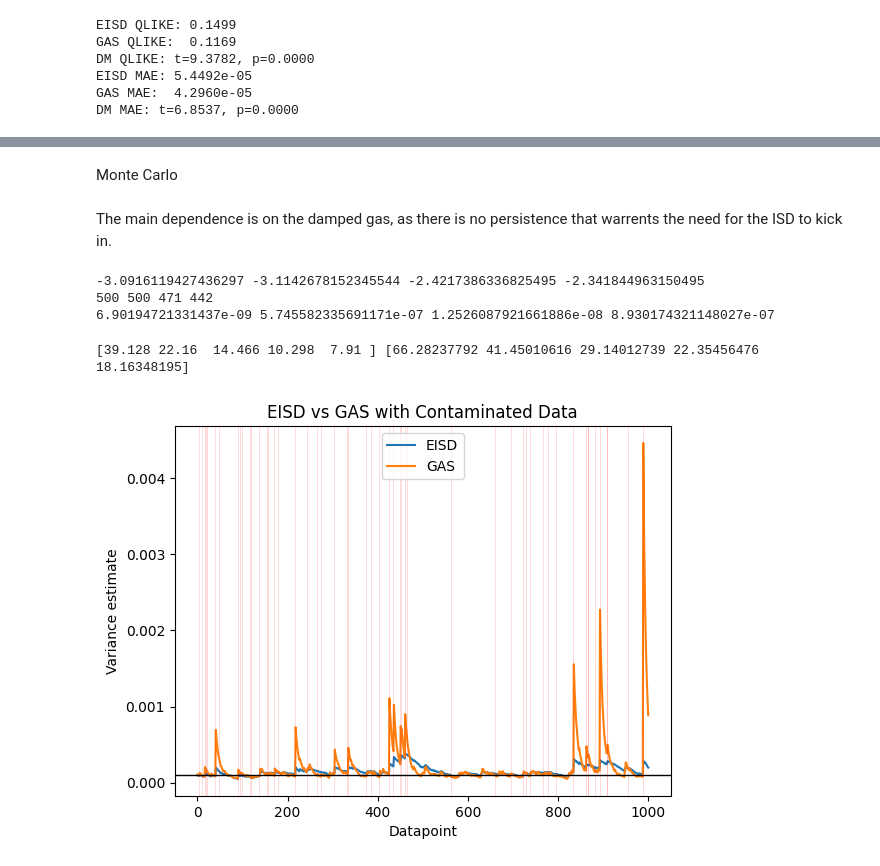
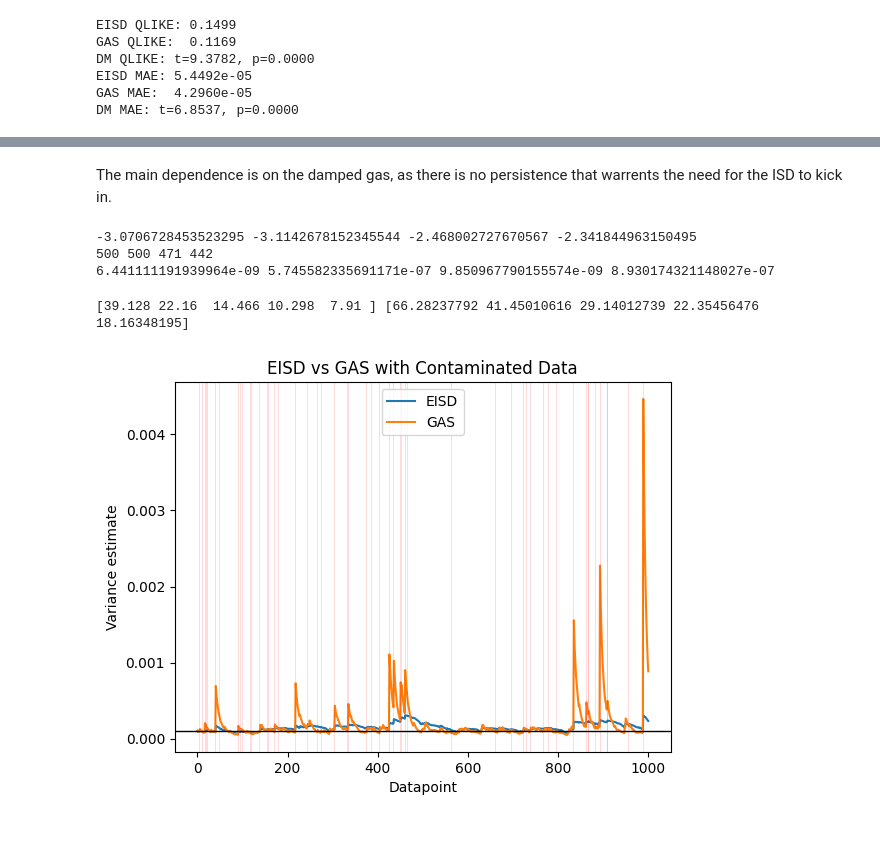
Before and after one commit to apoorv1710/Thesis-code, a Jupyter notebook: thesiscode.ipynb, the cells around one changed output, grey strips where cells are left out. Saved outputs shown, nothing was run; the diff lists cells and outputs as text; code cells hidden in the pictures; blank space fills up the shorter version.

```diff
--- a/thesiscode.ipynb
+++ b/thesiscode.ipynb
@@ -281,5 +279,3 @@ VaR calculations
-# %% [markdown]
-Monte Carlo
 # %% [markdown]
 The main dependence is on the damped gas, as there is no persistence that warrents the need for the ISD to kick in.
 # %%
@@ -326,7 +322,7 @@ for i in range(nums):
     contaminated_data_train, rats = contaminator(clean_data_train,0.05,9,1000,0.0001, seed = i+100)
     bv_mc = np.var(contaminated_data_train[:(200)])
     eint_mc = bv_mc
-    gasmc, impmc, estsmc,wtmc = eisd(pd.Series(contaminated_data_train), omega, a, b, 0.5, 0.5, l, g, eta, 40, 5, eint_mc, bv_mc)
+    gasmc, impmc, estsmc,wtmc = eisd(pd.Series(contaminated_data_train), omega, a, b, 0.5, 0.5, l, g, eta, 30, 4, eint_mc, bv_mc)
     gas_estsmc = gas_exp(pd.Series(contaminated_data_train), omega_hat, a_hat, b_hat, eint_mc)
 
     contams = np.where(rats == 1)[0]
@@ -391,9 +387,9 @@ print(mean_nls_eisd,mean_nls_gas,mean_nls_eisd_local,mean_nls_gas_local)
 print(valid_eisd,valid_eisd_local,valid_gas,valid_gas_local)
 print(mean_mse_eisd,mean_mse_gas,mean_mse_eisd_local,mean_mse_gas_local)
 # %% [output]
--3.0916119427436297 -3.1142678152345544 -2.4217386336825495 -2.341844963150495
+-3.0706728453523295 -3.1142678152345544 -2.468002727670567 -2.341844963150495
 500 500 471 442
-6.90194721331437e-09 5.745582335691171e-07 1.2526087921661886e-08 8.930174321148027e-07
+6.441111191939964e-09 5.745582335691171e-07 9.850967790155574e-09 8.930174321148027e-07
 # %%
 print(var_eisd_avg,var_gas_avg)
 # %% [output]
@@ -401,23 +397,23 @@ print(var_eisd_avg,var_gas_avg)
 # %%
 clean_data_train = clean_generator(1000,0.0001)
 contaminated_data_train, rats = contaminator(clean_data_train,0.05,9,1000,0.0001)
 bv_mc = np.var(contaminated_data_train[:(200)])
 eint_mc = bv_mc
 
-gasmc, impmc, estsmc,wtmc = eisd(pd.Series(contaminated_data_train), omega, a, b, 0.5, 0.5, l, g, eta, 40, 5, eint_mc, bv_mc)
+gasmc, impmc, estsmc,wtmc = eisd(pd.Series(contaminated_data_train), omega, a, b, 0.5, 0.5, l, g, eta, 30, 4, eint_mc, bv_mc)
 gas_estsmc = gas_exp(pd.Series(contaminated_data_train), omega_hat, a_hat, b_hat, eint_mc)
 
 contams = np.where(rats == 1)[0]
 
 plt.plot(estsmc, label = 'EISD')
 plt.plot(gas_estsmc, label = 'GAS')
 for i in contams:
     plt.axvline(x=i, color='red', alpha=0.2, linewidth=0.5)
 plt.axhline(y=0.0001, color='black', alpha=1, linewidth=1)
 plt.title("EISD vs GAS with Contaminated Data")
 plt.legend()
 plt.ylabel("Variance estimate")
 plt.xlabel("Datapoint")
 plt.show()
 # %% [output]
-[figure, old version]
+[figure, new version]
```
Also changed, not shown: parts of 1 cell of this notebook, 1 other file.
